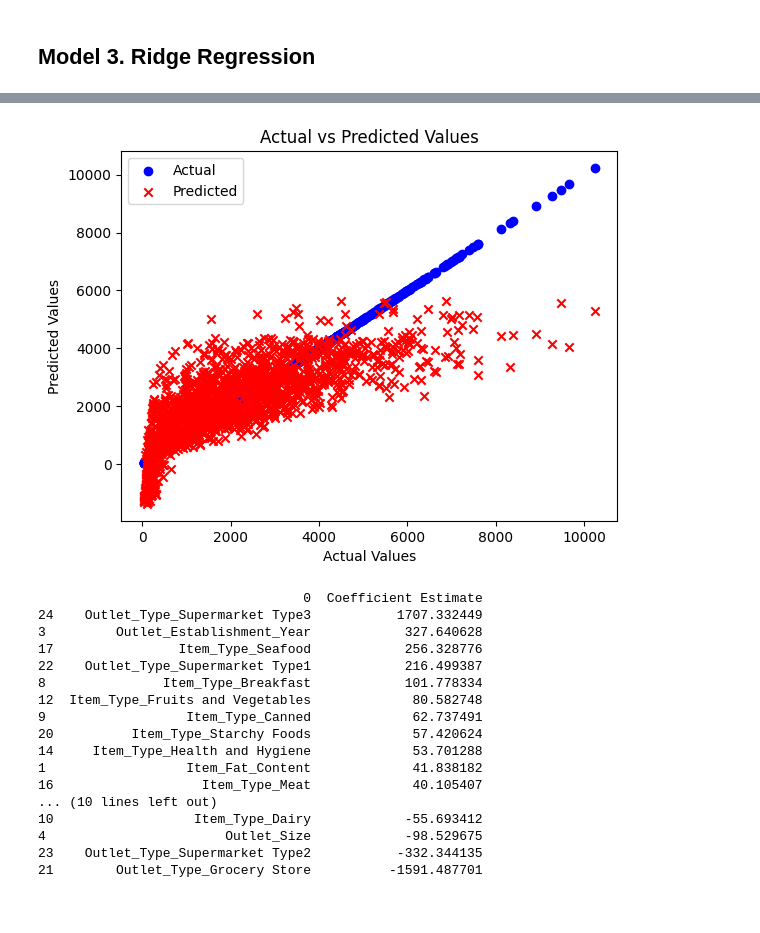
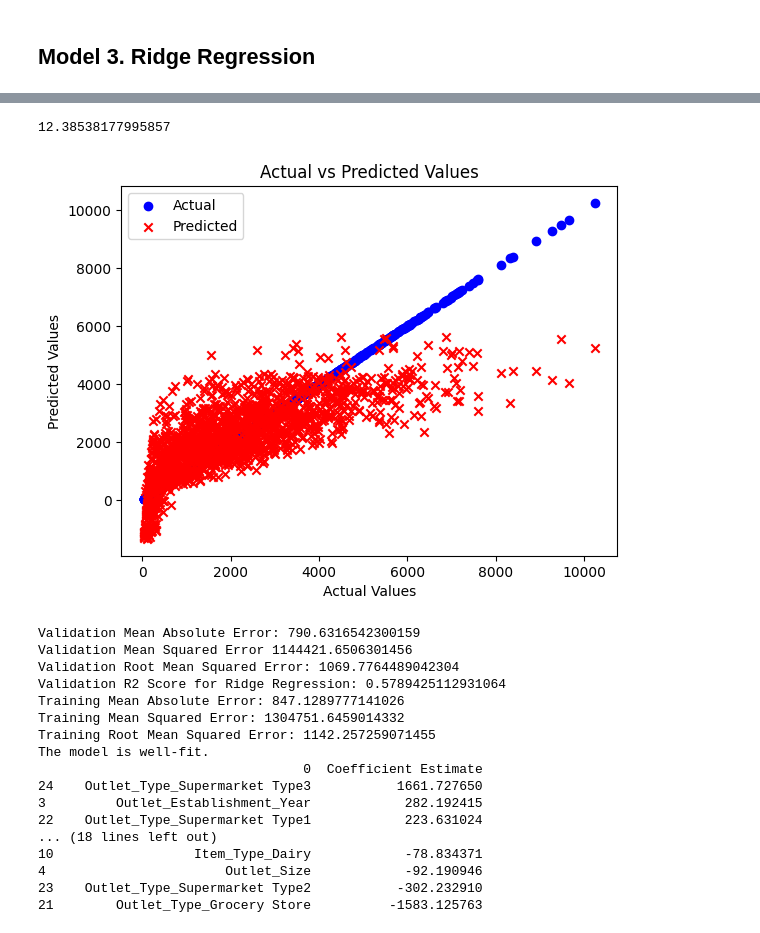
Before and after one commit to babutabhavya/big-mart-sales-prediction, a Jupyter notebook: main.ipynb, the cells around one changed output, grey strips where cells are left out. Saved outputs shown, nothing was run; the diff lists cells and outputs as text; code cells hidden in the pictures.

Commit message:
Complete regression analysis

```diff
--- a/main.ipynb
+++ b/main.ipynb
@@ -911,0 +945,6 @@ def evaluate_ridge(train, val, y_val, model):
+# %%
+ridge2 = Ridge(alpha = 4)
+ridge2.fit(X_train, y_train)
+pred2 = ridge2.predict(X_test)
+print(pd.Series(ridge2.coef_, index = X.columns))
+print(mean_squared_error(y_test, pred2))
@@ -911,0 +969,6 @@ def evaluate_ridge(train, val, y_val, model):
+# %%
+ridge3 = Ridge(alpha = 10**4)
+ridge3.fit(X_train, y_train)
+pred3 = ridge3.predict(X_test)
+print(pd.Series(ridge3.coef_, index = X.columns))
+print(mean_squared_error(y_test, pred3))
@@ -911,0 +993,6 @@ def evaluate_ridge(train, val, y_val, model):
+# %%
+ridge2 = Ridge(alpha = 0)
+ridge2.fit(X_train, y_train)
+pred = ridge2.predict(X_test)
+print(pd.Series(ridge2.coef_, index = X.columns))
+print(mean_squared_error(y_test, pred))
@@ -912,23 +1017,27 @@ def evaluate_ridge(train, val, y_val, model):
+# %%
+ridgecv = RidgeCV(alphas = alphas, scoring = 'neg_mean_squared_error')
+ridgecv.fit(X_train, y_train)
+ridgecv.alpha_
+# %% [output]
+12.38538177995857
 # %%
-ridge = train_ridge(X_train, y_train)
-
-evaluate_ridge(X_train, X_test, y_test, ridge)
+evaluate_ridge(X_train, y_train, X_test, y_test, ridgecv)
 # %% [output]
-[figure, old version]
+[figure, new version]
+Validation Mean Absolute Error: 790.6316542300159
+Validation Mean Squared Error 1144421.6506301456
+Validation Root Mean Squared Error: 1069.7764489042304
+Validation R2 Score for Ridge Regression: 0.5789425112931064
+Training Mean Absolute Error: 847.1289777141026
+Training Mean Squared Error: 1304751.6459014332
+Training Root Mean Squared Error: 1142.257259071455
+The model is well-fit.
                                   0  Coefficient Estimate
-24    Outlet_Type_Supermarket Type3           1707.332449
-3         Outlet_Establishment_Year            327.640628
-17                Item_Type_Seafood            256.328776
-22    Outlet_Type_Supermarket Type1            216.499387
-8               Item_Type_Breakfast            101.778334
-12  Item_Type_Fruits and Vegetables             80.582748
-9                  Item_Type_Canned             62.737491
-20          Item_Type_Starchy Foods             57.420624
-14     Item_Type_Health and Hygiene             53.701288
-1                  Item_Fat_Content             41.838182
-16                   Item_Type_Meat             40.105407
-... (10 lines left out)
-10                  Item_Type_Dairy            -55.693412
-4                       Outlet_Size            -98.529675
-23    Outlet_Type_Supermarket Type2           -332.344135
-21        Outlet_Type_Grocery Store          -1591.487701
+24    Outlet_Type_Supermarket Type3           1661.727650
+3         Outlet_Establishment_Year            282.192415
+22    Outlet_Type_Supermarket Type1            223.631024
+... (18 lines left out)
+10                  Item_Type_Dairy            -78.834371
+4                       Outlet_Size            -92.190946
+23    Outlet_Type_Supermarket Type2           -302.232910
+21        Outlet_Type_Grocery Store          -1583.125763
```
Also changed, not shown: parts of 13 cells of this notebook, 2 other files.
